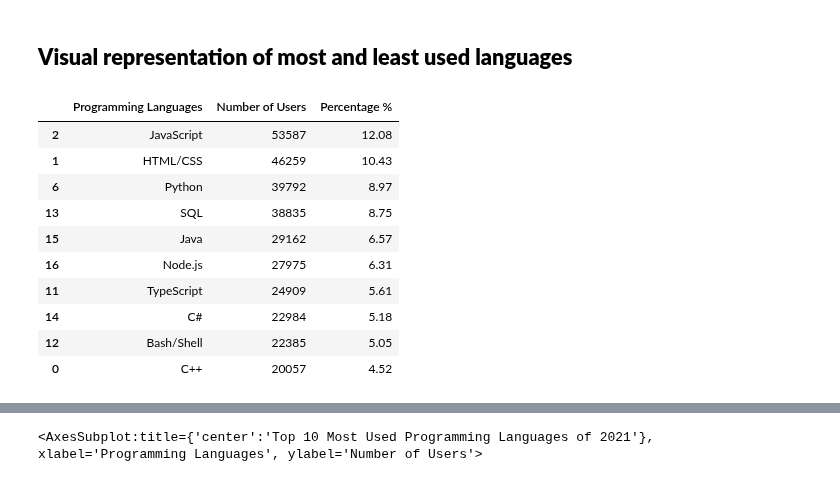
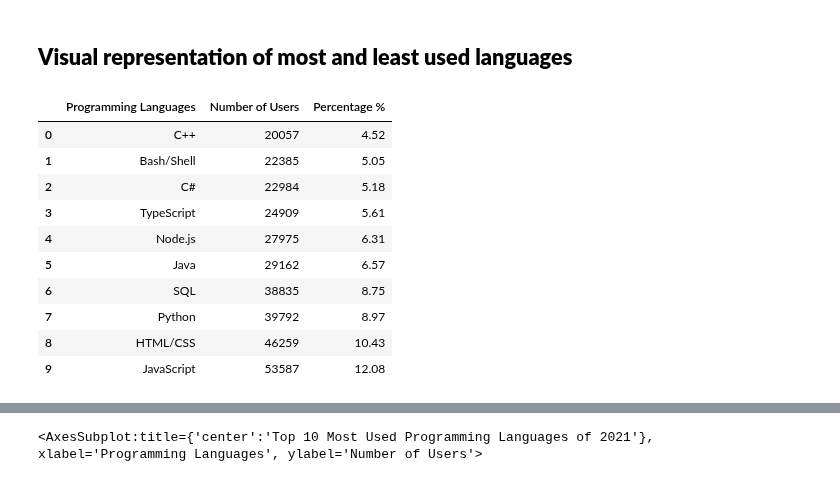
Before and after one commit to data301-2021-winter1/project-group13-project, a Jupyter notebook: notebooks/analysis3.ipynb, the cells around one changed output, grey strips where cells are left out. Cells and saved outputs as stored; diff of their text form; code cells hidden in the pictures.

```diff
--- a/notebooks/analysis3.ipynb
+++ b/notebooks/analysis3.ipynb
@@ -257,17 +260,17 @@ bottom10 = dfLang.nsmallest(10, 'Number of Users')
-# %%
-top10
-# %% [output]
-|  | Programming Languages | Number of Users | Percentage % |
-| 2 | JavaScript | 53587 | 12.08 |
-| 1 | HTML/CSS | 46259 | 10.43 |
-| 6 | Python | 39792 | 8.97 |
-| 13 | SQL | 38835 | 8.75 |
-| 15 | Java | 29162 | 6.57 |
-| 16 | Node.js | 27975 | 6.31 |
-| 11 | TypeScript | 24909 | 5.61 |
-| 14 | C# | 22984 | 5.18 |
-| 12 | Bash/Shell | 22385 | 5.05 |
-| 0 | C++ | 20057 | 4.52 |
+# %%
+top10.sort_values(by= ['Number of Users']).reset_index().drop(['index'], axis =1)
+# %% [output]
+|  | Programming Languages | Number of Users | Percentage % |
+| 0 | C++ | 20057 | 4.52 |
+| 1 | Bash/Shell | 22385 | 5.05 |
+| 2 | C# | 22984 | 5.18 |
+| 3 | TypeScript | 24909 | 5.61 |
+| 4 | Node.js | 27975 | 6.31 |
+| 5 | Java | 29162 | 6.57 |
+| 6 | SQL | 38835 | 8.75 |
+| 7 | Python | 39792 | 8.97 |
+| 8 | HTML/CSS | 46259 | 10.43 |
+| 9 | JavaScript | 53587 | 12.08 |
 # %%
 bottom10
 # %% [output]
```
Also changed, not shown: parts of 8 cells of this notebook, 1 other file.
